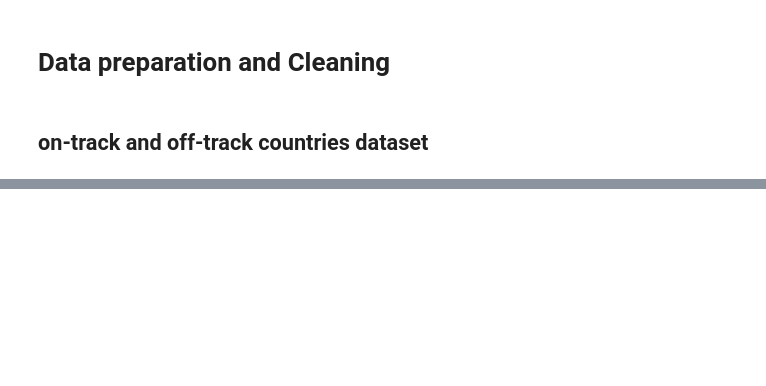
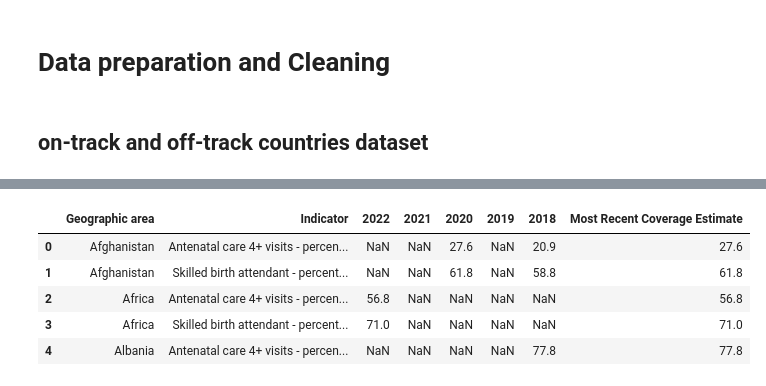
Before and after one commit to ShabibSaleh/DPAM-Nutrition, a Jupyter notebook: Population_weighted_coverage_of_health_services.ipynb, the cells around one changed output, grey strips where cells are left out. Saved outputs shown, nothing was run; the diff lists cells and outputs as text; code cells hidden in the pictures; blank space fills up the shorter version.

```diff
--- a/Population_weighted_coverage_of_health_services.ipynb
+++ b/Population_weighted_coverage_of_health_services.ipynb
@@ -33,7 +30,7 @@ creds, _ = default()
 gc = gspread.authorize(creds)
 # %%
 # Open a sheet from a spreadsheet by name
-spreadsheet = gc.open('Population-weighted coverage of health services')
+spreadsheet = gc.open('DPAM Population-weighted coverage of health services')
 
 # If you have the URL, you can do it this way:
 # spreadsheet = gc.open_by_url('Your_Spreadsheet_URL')
@@ -85,0 +129,13 @@ memory usage: 4.8+ KB
+# %%
+# Get a worksheet by name
+ANC4_SAB_worksheet = spreadsheet.worksheet('ANC4 & SAB Data')
+
+# Get all values from the worksheet
+ANC4_SAB_rows = ANC4_SAB_worksheet.get_all_values()
+# %%
+# Checking the general information and structure of the ANC4 & SAB Data sheet
+anc4_sab_df = pd.DataFrame.from_records(ANC4_SAB_rows[1:],columns=ANC4_SAB_rows[0])  # Skip header row
+anc4_sab_df.info()
+
+# Summary statistics for numerical columns
+anc4_sab_df.describe(include='all')
@@ -85,0 +163,13 @@ memory usage: 4.8+ KB
+# %%
+# Converting the column names to strings
+anc4_sab_df.columns = anc4_sab_df.columns.astype(str)
+
+
+year_columns = ['2022', '2021', '2020', '2019', '2018']
+anc4_sab_df[year_columns] = anc4_sab_df[year_columns].apply(pd.to_numeric, errors='coerce')
+
+# Step 3: Drop the "Sex" column as it is redundant
+anc4_sab_df_cleaned = anc4_sab_df.drop(columns=['Sex'])
+
+# Displaying the cleaned data to verify
+anc4_sab_df_cleaned.head()
@@ -85,0 +183,13 @@ memory usage: 4.8+ KB
+# %%
+# Creating a new column 'Most Recent Coverage Estimate' which takes the most recent non-null value from 2018 to 2022
+anc4_sab_df_cleaned['Most Recent Coverage Estimate'] = anc4_sab_df_cleaned[year_columns].bfill(axis=1).iloc[:, 0]
+
+# Displaying the updated dataframe
+anc4_sab_df_cleaned.head()
+# %% [output]
+|  | Geographic area | Indicator | 2022 | 2021 | 2020 | 2019 | 2018 | Most Recent Coverage Estimate |
+| 0 | Afghanistan | Antenatal care 4+ visits - percen... | NaN | NaN | 27.6 | NaN | 20.9 | 27.6 |
+| 1 | Afghanistan | Skilled birth attendant - percent... | NaN | NaN | 61.8 | NaN | 58.8 | 61.8 |
+| 2 | Africa | Antenatal care 4+ visits - percen... | 56.8 | NaN | NaN | NaN | NaN | 56.8 |
+| 3 | Africa | Skilled birth attendant - percent... | 71.0 | NaN | NaN | NaN | NaN | 71.0 |
+| 4 | Albania | Antenatal care 4+ visits - percen... | NaN | NaN | NaN | NaN | 77.8 | 77.8 |
```
Also changed, not shown: parts of 24 cells of this notebook.
